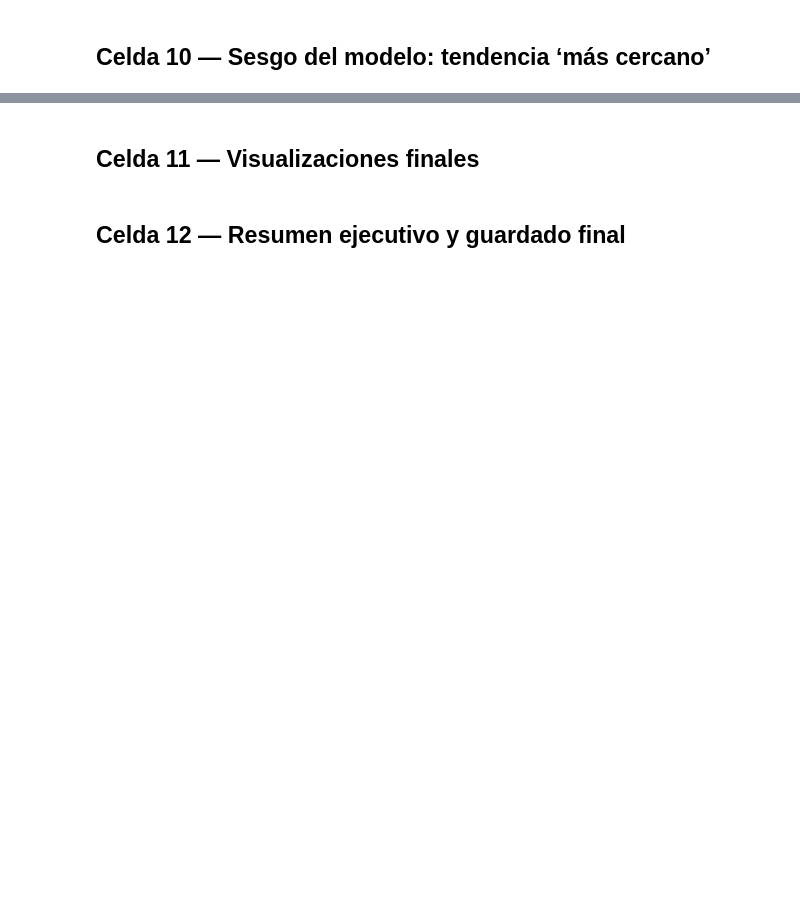
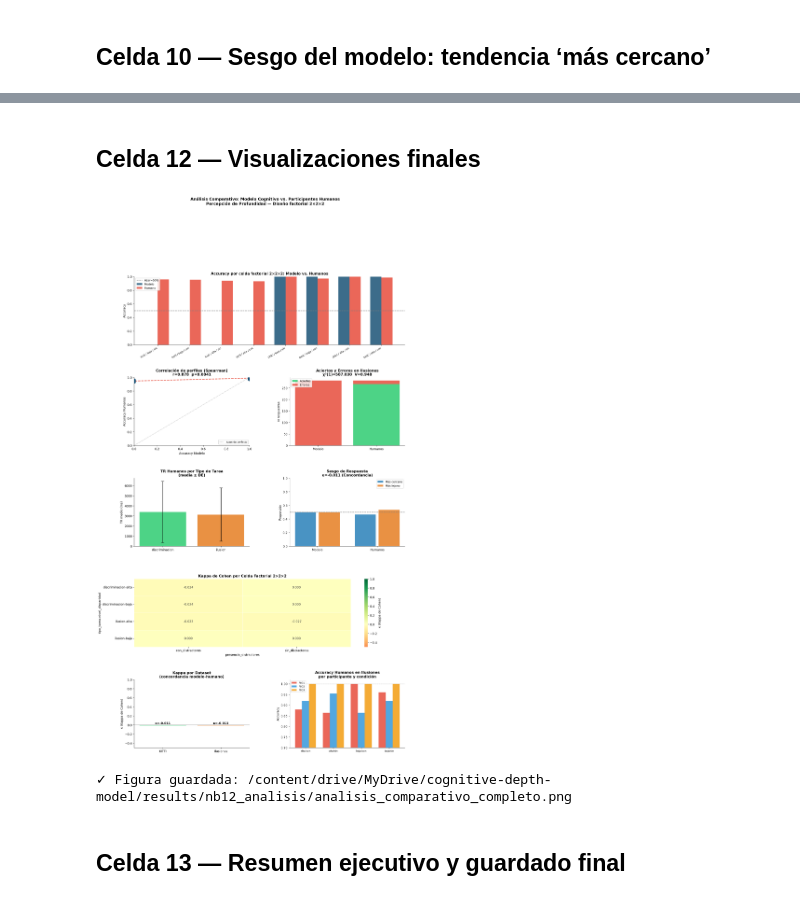
Before and after one commit to yisusgoenaga/cognitive-depth-model, a Jupyter notebook: cognitive-depth-model/notebooks/12_statistical_analysis.ipynb, the cells around one changed output, grey strips where cells are left out. Cells and saved outputs as stored; diff of their text form; code cells hidden in the pictures; blank space fills up the shorter version.

Commit message:
NB12 análisis estadístico completo con estratificación por dataset

```diff
--- a/cognitive-depth-model/notebooks/12_statistical_analysis.ipynb
+++ b/cognitive-depth-model/notebooks/12_statistical_analysis.ipynb
@@ -85,6 +91,11 @@ df_modelo = pd.read_csv(ruta_modelo)
 if 'prediccion' in df_modelo.columns:
     df_modelo = df_modelo.rename(columns={'prediccion':'respuesta','tiempo_ms':'tiempo_respuesta_ms'})
 df_modelo['tipo_agente'] = 'modelo'
+df_modelo['tipo_tarea'] = df_modelo['tipo_tarea'].replace({
+    'discriminacion_profundidad': 'discriminacion',
+    'ilusion_visual': 'ilusion'
+})
+
 df_modelo['agente_id']   = 'modelo_rep' + df_modelo['repeticion'].astype(str)
 
 print(f'✓ Datos del modelo: {len(df_modelo)} registros')
@@ -97,9 +108,13 @@ PARTICIPANTES = ['P001', 'P002', 'P003']
 dfs_humanos = []
 participantes_disponibles = []
 
+import glob
+
 for pid in PARTICIPANTES:
-    ruta = os.path.join(HUMAN_DIR, f'{pid}_tareas.csv')
-    if os.path.exists(ruta):
+    patron = os.path.join(HUMAN_DIR, f'responses_{pid}_*.csv')
+    archivos = sorted(glob.glob(patron))
+    if archivos:
+        ruta = archivos[-1]  # el más reciente
         df_p = pd.read_csv(ruta)
         df_p['agente_id']   = pid
         df_p['tipo_agente'] = 'humano'
@@ -131,5 +146,12 @@ if DATOS_SIMULADOS:
         dfs_humanos.append(df_p)
     participantes_disponibles = PARTICIPANTES
 
+# Normalizar tipo_tarea para compatibilidad
+for df_p in dfs_humanos:
+    df_p['tipo_tarea'] = df_p['tipo_tarea'].replace({
+        'discriminacion_profundidad': 'discriminacion',
+        'ilusion_visual': 'ilusion'
+    })
+
 df_humanos = pd.concat(dfs_humanos, ignore_index=True)
 print(f'✓ Datos humanos: {len(df_humanos)} registros | {len(participantes_disponibles)} participantes')
@@ -674,8 +1108,8 @@ print('\u2713 Análisis de sesgo guardado.')
 # %% [markdown]
-## Celda 11 — Visualizaciones finales
+## Celda 12 — Visualizaciones finales
 # %%
-fig = plt.figure(figsize=(16, 22))
-gs  = gridspec.GridSpec(4, 2, figure=fig, hspace=0.48, wspace=0.35)
+fig = plt.figure(figsize=(16, 28))
+gs  = gridspec.GridSpec(5, 2, figure=fig, hspace=0.48, wspace=0.35)
 
 # Plot 1: Accuracy por celda factorial (modelo vs humanos)
 ax1 = fig.add_subplot(gs[0, :])
@@ -750,35 +1184,80 @@ ax5.set_ylabel('Proporción')
 ax5.set_ylim(0,1)
 ax5.set_title(f'Sesgo de Respuesta\nκ={kappa_global:.3f} ({interpretar_kappa(kappa_global)[:12]})', fontweight='bold')
 ax5.legend(fontsize=9)
 
 # Plot 6: Heatmap Kappa por celda
 ax6 = fig.add_subplot(gs[3, :])
 kappa_celda_list = []
 for (tt, nd, pd_), grp in df_all.groupby(['tipo_tarea','nivel_disparidad','presencia_distractores']):
     tareas_c = grp['numero_tarea'].unique()
     df_kc    = df_kappa[df_kappa['numero_tarea'].isin(tareas_c)]
     if len(df_kc) >= 4:
         k_c = cohen_kappa_score(df_kc['bin_mod'], df_kc['bin_hum'])
         kappa_celda_list.append({'tipo_tarea':tt,'nivel_disparidad':nd,'presencia_distractores':pd_,'kappa':k_c})
 df_kc2 = pd.DataFrame(kappa_celda_list)
 if not df_kc2.empty:
     pivot_k = df_kc2.pivot_table(values='kappa',
                                   index=['tipo_tarea','nivel_disparidad'],
                                   columns='presencia_distractores')
     sns.heatmap(pivot_k, ax=ax6, annot=True, fmt='.3f', cmap='RdYlGn',
                 center=0, vmin=-0.5, vmax=1, linewidths=0.5,
                 cbar_kws={'label': 'κ (Kappa de Cohen)'})
     ax6.set_title('Kappa de Cohen por Celda Factorial 2×2×2', fontweight='bold')
 
+# Plot 7: Kappa por dataset (KITTI vs Ilusiones)
+ax7 = fig.add_subplot(gs[4, 0])
+kappas_ds = {}
+for tarea, label in [('discriminacion','KITTI'), ('ilusion','Ilusiones')]:
+    tareas_ds = df_all[df_all['tipo_tarea']==tarea]['numero_tarea'].unique()
+    df_kd = df_kappa[df_kappa['numero_tarea'].isin(tareas_ds)]
+    if len(df_kd) >= 4:
+        kappas_ds[label] = cohen_kappa_score(df_kd['bin_mod'], df_kd['bin_hum'])
+if kappas_ds:
+    bars_k = ax7.bar(kappas_ds.keys(), kappas_ds.values(),
+                     color=[COLORES['kitti'], COLORES['ilusion']], alpha=0.85)
+    ax7.axhline(0, color='gray', ls='-', lw=0.8)
+    ax7.set_ylabel('κ (Kappa de Cohen)')
+    ax7.set_ylim(-0.5, 1)
+    for bar, val in zip(bars_k, kappas_ds.values()):
+        ax7.text(bar.get_x() + bar.get_width()/2, val + 0.03,
+                 f'κ={val:.3f}', ha='center', fontsize=10, fontweight='bold')
+    ax7.set_title('Kappa por Dataset\n(concordancia modelo-humano)', fontweight='bold')
+
+# Plot 8: Accuracy humanos en ilusiones por participante y condición
+ax8 = fig.add_subplot(gs[4, 1])
+df_hum_ilus = df_hum[df_hum['tipo_tarea']=='ilusion']
+conds = df_hum_ilus.groupby(['nivel_disparidad','presencia_distractores']).size().index
+x = np.arange(len(conds))
+w = 0.25
+colores_p = ['#e74c3c', '#3498db', '#f39c12']
+for j, pid in enumerate(sorted(df_hum_ilus['agente_id'].unique())):
+    accs = []
+    for (nd, pd_) in conds:
+        grp = df_hum_ilus[(df_hum_ilus['agente_id']==pid) &
+                          (df_hum_ilus['nivel_disparidad']==nd) &
+                          (df_hum_ilus['presencia_distractores']==pd_)]
+        accs.append(grp['acierto'].mean() if len(grp) > 0 else 0)
+    ax8.bar(x + (j-1)*w, accs, w, label=pid, color=colores_p[j], alpha=0.85)
+ax8.set_xticks(x)
+ax8.set_xticklabels([f'{nd[:4]}/{pd_[:3]}' for nd, pd_ in conds], fontsize=8)
+ax8.set_ylabel('Accuracy')
+ax8.set_ylim(0.7, 1.02)
+ax8.axhline(1.0, color='gray', ls=':', lw=0.8)
+ax8.set_title('Accuracy Humanos en Ilusiones\npor participante y condición', fontweight='bold')
+ax8.legend(fontsize=8)
+
 plt.suptitle('Análisis Comparativo: Modelo Cognitivo vs. Participantes Humanos\n'
              'Percepción de Profundidad — Diseño factorial 2×2×2',
              fontsize=13, fontweight='bold', y=1.01)
 ruta_fig = os.path.join(NB12_DIR, 'analisis_comparativo_completo.png')
 plt.savefig(ruta_fig, dpi=150, bbox_inches='tight')
 plt.show()
 print(f'✓ Figura guardada: {ruta_fig}')
+# %% [output]
+[figure, added]
+✓ Figura guardada: /content/drive/MyDrive/cognitive-depth-model/results/nb12_analisis/analisis_comparativo_completo.png
 # %% [markdown]
-## Celda 12 — Resumen ejecutivo y guardado final
+## Celda 13 — Resumen ejecutivo y guardado final
 # %%
 print('=' * 65)
 print('RESUMEN EJECUTIVO \u2014 ANÁLISIS COMPARATIVO NB12')
```
Also changed, not shown: parts of 21 cells of this notebook.
